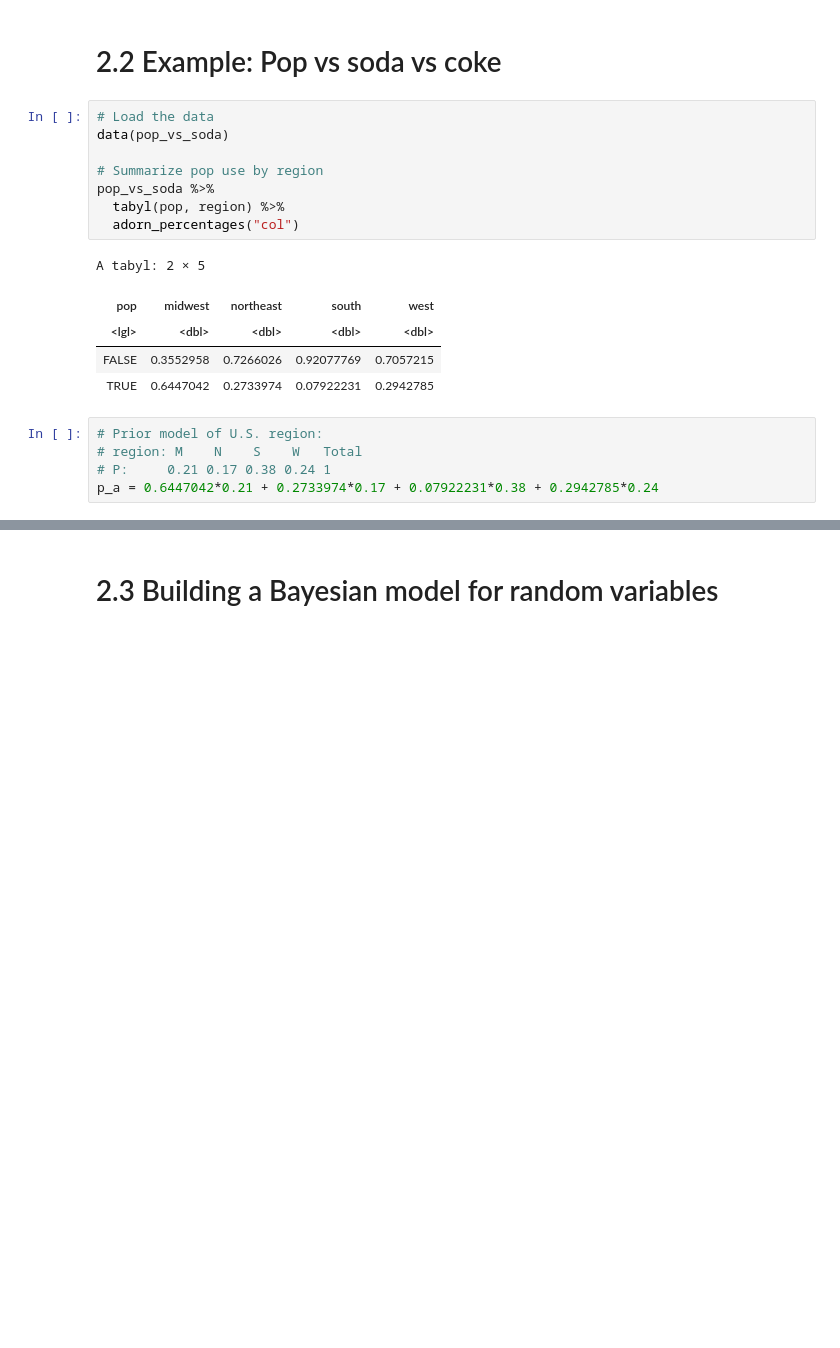
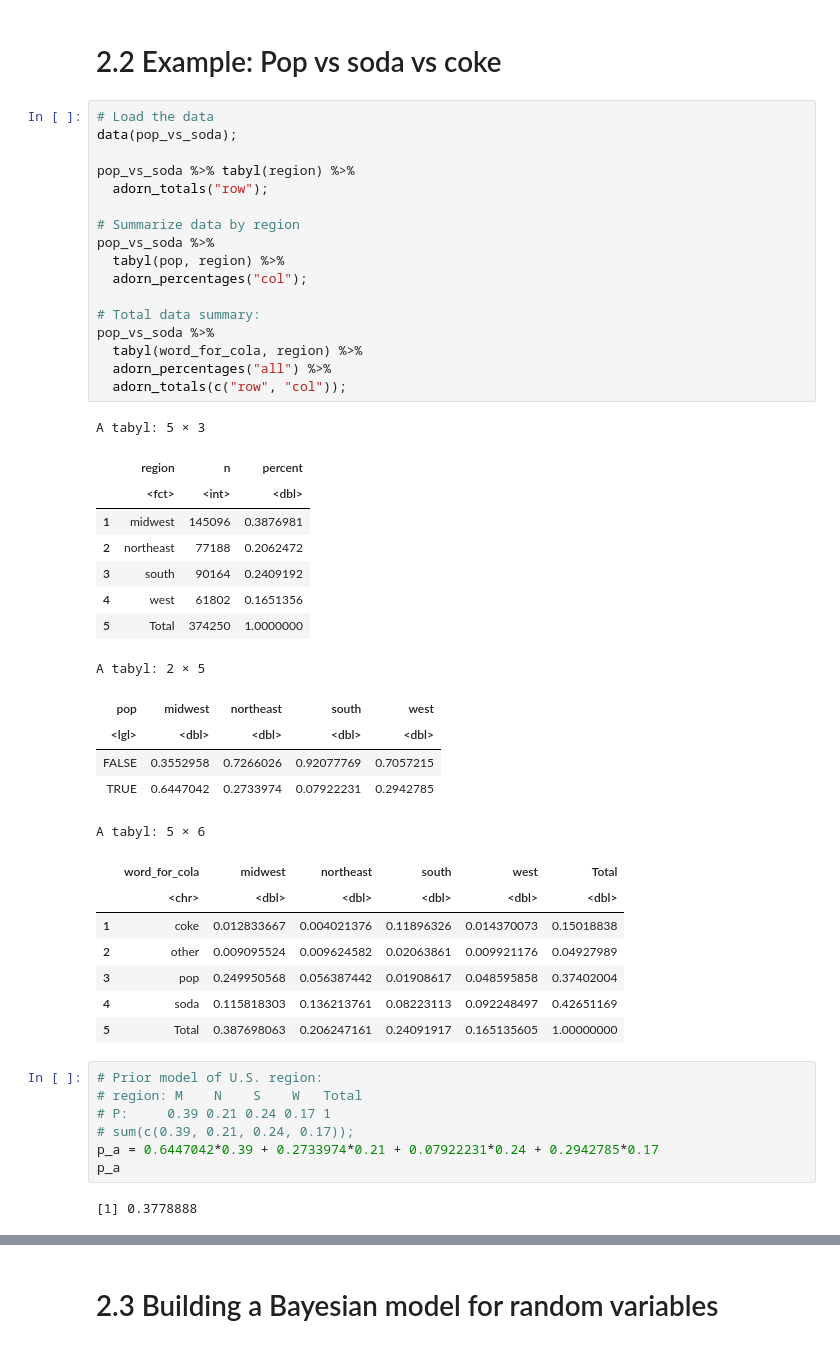
Before and after one commit to nad2000/BayesRules, a Jupyter notebook: Chapter2.ipynb, the cells around one changed output, grey strips where cells are left out. Drawn from its saved outputs; the diff is of its cells as text; blank space fills up the shorter version.

Commit message:
fixed errors in data summary

```diff
--- a/Chapter2.ipynb
+++ b/Chapter2.ipynb
@@ -171,22 +171,51 @@ ggplot(article_sim, aes(x = type)) +
 # 2.2 Example: Pop vs soda vs coke
 # %%
 # Load the data
-data(pop_vs_soda)
+data(pop_vs_soda);
 
-# Summarize pop use by region
+pop_vs_soda %>% tabyl(region) %>%
+  adorn_totals("row");
+
+# Summarize data by region
 pop_vs_soda %>%
   tabyl(pop, region) %>%
-  adorn_percentages("col")
+  adorn_percentages("col");
+
+# Total data summary:
+pop_vs_soda %>%
+  tabyl(word_for_cola, region) %>%
+  adorn_percentages("all") %>%
+  adorn_totals(c("row", "col"));
 # %% [output]
-A tabyl: 2 × 5
+A tabyl: 5 × 3
-| pop | midwest | northeast | south | west |
-| <lgl> | <dbl> | <dbl> | <dbl> | <dbl> |
-| FALSE | 0.3552958 | 0.7266026 | 0.92077769 | 0.7057215 |
-| TRUE | 0.6447042 | 0.2733974 | 0.07922231 | 0.2942785 |
+|  | region | n | percent |
+|  | <fct> | <int> | <dbl> |
+| 1 | midwest | 145096 | 0.3876981 |
+| 2 | northeast | 77188 | 0.2062472 |
+| 3 | south | 90164 | 0.2409192 |
+| 4 | west | 61802 | 0.1651356 |
+| 5 | Total | 374250 | 1.0000000 |
+A tabyl: 2 × 5
+| pop | midwest | northeast | south | west |
+| <lgl> | <dbl> | <dbl> | <dbl> | <dbl> |
+| FALSE | 0.3552958 | 0.7266026 | 0.92077769 | 0.7057215 |
+| TRUE | 0.6447042 | 0.2733974 | 0.07922231 | 0.2942785 |
+A tabyl: 5 × 6
+|  | word_for_cola | midwest | northeast | south | west | Total |
+|  | <chr> | <dbl> | <dbl> | <dbl> | <dbl> | <dbl> |
+| 1 | coke | 0.012833667 | 0.004021376 | 0.11896326 | 0.014370073 | 0.15018838 |
+| 2 | other | 0.009095524 | 0.009624582 | 0.02063861 | 0.009921176 | 0.04927989 |
+| 3 | pop | 0.249950568 | 0.056387442 | 0.01908617 | 0.048595858 | 0.37402004 |
+| 4 | soda | 0.115818303 | 0.136213761 | 0.08223113 | 0.092248497 | 0.42651169 |
+| 5 | Total | 0.387698063 | 0.206247161 | 0.24091917 | 0.165135605 | 1.00000000 |
 # %%
 # Prior model of U.S. region:
 # region: M    N    S    W   Total
-# P:     0.21 0.17 0.38 0.24 1
-p_a = 0.6447042*0.21 + 0.2733974*0.17 + 0.07922231*0.38 + 0.2942785*0.24
+# P:     0.39 0.21 0.24 0.17 1
+# sum(c(0.39, 0.21, 0.24, 0.17));
+p_a = 0.6447042*0.39 + 0.2733974*0.21 + 0.07922231*0.24 + 0.2942785*0.17
+p_a
+# %% [output]
+[1] 0.3778888
 # %%
 # posterior chance the inteviewee livs in the South P(S|A) = P(S) * P(A|S) / P(A)
```
Also changed, not shown: parts of 1 cell of this notebook.
